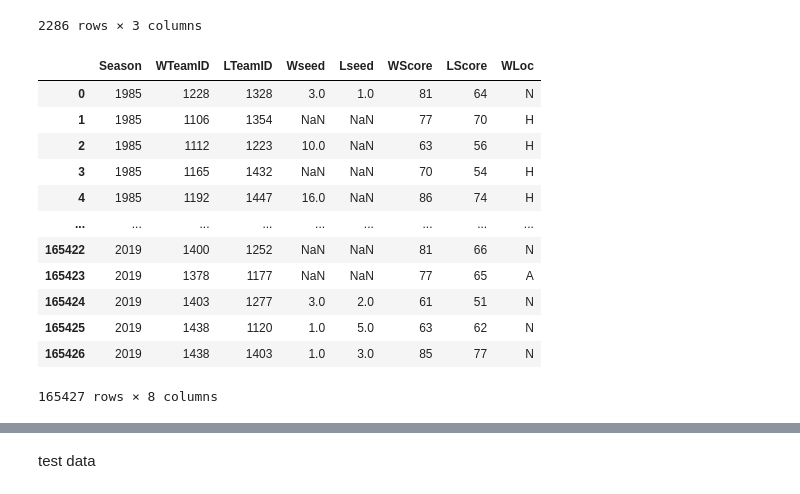
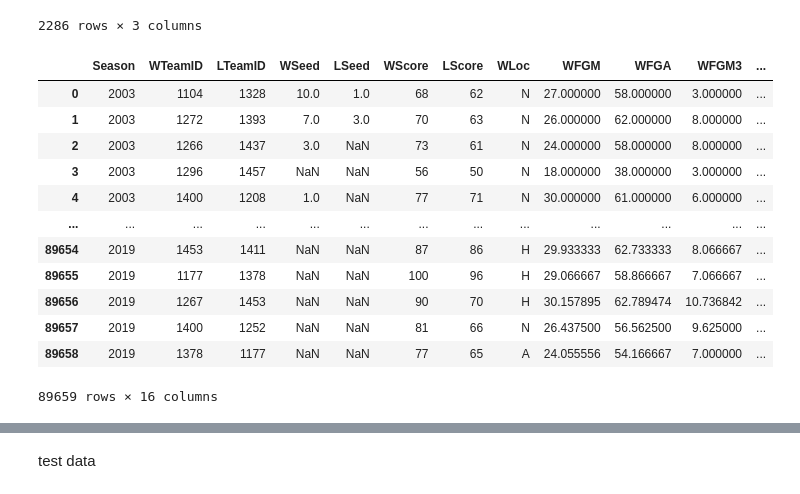
Before and after one commit to uni2237/kaggle-ncaa_m_2020, a Jupyter notebook: kernel79392c161c.ipynb, the cells around one changed output, grey strips where cells are left out. Saved outputs shown, nothing was run; the diff lists cells and outputs as text; code cells hidden in the pictures.

```diff
--- a/kernel79392c161c.ipynb
+++ b/kernel79392c161c.ipynb
@@ -102,0 +157,8 @@ tourney
+# %%
+secondary=df['MSecondaryTourneyCompactResults']
+secondary=secondary[['Season','WTeamID','LTeamID','WScore', 'LScore','WLoc']]
+
+
+secondary=pd.merge(secondary,rtw,how='left',left_on=['Season','WTeamID'],right_on=['Season','WTeamID'])
+secondary=pd.merge(secondary,rtl,how='left',left_on=['Season','LTeamID'],right_on=['Season','LTeamID'])
+secondary
@@ -103,4 +214,4 @@ tourney
 # %%
-secondary=df['MSecondaryTourneyCompactResults']
+secondary=secondary.dropna()
 secondary
 # %% [output]
@@ -120,3 +230,0 @@ secondary
-# %%
-secondary.drop('SecondaryTourney',axis=1,inplace=True)
-secondary
@@ -137,6 +231,4 @@ secondary
 # %%
 all_match=pd.concat((regular,tourney,secondary))
-all_match.sort_values(by=['Season','DayNum'],inplace=True)
-all_match.drop(['DayNum','NumOT'],axis=1,inplace=True)
 all_match
 # %% [output]
@@ -199,25 +309,26 @@ seeds
 # %%
 data=pd.merge(all_match,seeds,how='left',left_on=['Season','WTeamID'],right_on=['Season','TeamID'])
 data.drop(['TeamID'],axis=1,inplace=True)
-data.rename(columns={'Seed':'Wseed'},inplace=True)
+data.rename(columns={'Seed':'WSeed'},inplace=True)
 
 data=pd.merge(data,seeds,how='left',left_on=['Season','LTeamID'],right_on=['Season','TeamID'])
 data.drop(['TeamID'],axis=1,inplace=True)
-data.rename(columns={'Seed':'Lseed'},inplace=True)
+data.rename(columns={'Seed':'LSeed'},inplace=True)
 
-data=data[['Season','WTeamID','LTeamID','Wseed','Lseed','WScore','LScore','WLoc']]
+data=data[['Season', 'WTeamID', 'LTeamID', 'WSeed','LSeed', 'WScore', 'LScore', 'WLoc',
+           'WFGM','WFGA', 'WFGM3', 'WFGA3', 'LFGM', 'LFGA', 'LFGM3', 'LFGA3']]
 data
 # %% [output]
-|  | Season | WTeamID | LTeamID | Wseed | Lseed | WScore | LScore | WLoc |
-| 0 | 1985 | 1228 | 1328 | 3.0 | 1.0 | 81 | 64 | N |
-| 1 | 1985 | 1106 | 1354 | NaN | NaN | 77 | 70 | H |
-| 2 | 1985 | 1112 | 1223 | 10.0 | NaN | 63 | 56 | H |
-| 3 | 1985 | 1165 | 1432 | NaN | NaN | 70 | 54 | H |
-| 4 | 1985 | 1192 | 1447 | 16.0 | NaN | 86 | 74 | H |
-| ... | ... | ... | ... | ... | ... | ... | ... | ... |
-| 165422 | 2019 | 1400 | 1252 | NaN | NaN | 81 | 66 | N |
-| 165423 | 2019 | 1378 | 1177 | NaN | NaN | 77 | 65 | A |
-| 165424 | 2019 | 1403 | 1277 | 3.0 | 2.0 | 61 | 51 | N |
-| 165425 | 2019 | 1438 | 1120 | 1.0 | 5.0 | 63 | 62 | N |
-| 165426 | 2019 | 1438 | 1403 | 1.0 | 3.0 | 85 | 77 | N |
+|  | Season | WTeamID | LTeamID | WSeed | LSeed | WScore | LScore | WLoc | WFGM | WFGA | WFGM3 | ... |
+| 0 | 2003 | 1104 | 1328 | 10.0 | 1.0 | 68 | 62 | N | 27.000000 | 58.000000 | 3.000000 | ... |
+| 1 | 2003 | 1272 | 1393 | 7.0 | 3.0 | 70 | 63 | N | 26.000000 | 62.000000 | 8.000000 | ... |
+| 2 | 2003 | 1266 | 1437 | 3.0 | NaN | 73 | 61 | N | 24.000000 | 58.000000 | 8.000000 | ... |
+| 3 | 2003 | 1296 | 1457 | NaN | NaN | 56 | 50 | N | 18.000000 | 38.000000 | 3.000000 | ... |
+| 4 | 2003 | 1400 | 1208 | 1.0 | NaN | 77 | 71 | N | 30.000000 | 61.000000 | 6.000000 | ... |
+| ... | ... | ... | ... | ... | ... | ... | ... | ... | ... | ... | ... | ... |
+| 89654 | 2019 | 1453 | 1411 | NaN | NaN | 87 | 86 | H | 29.933333 | 62.733333 | 8.066667 | ... |
+| 89655 | 2019 | 1177 | 1378 | NaN | NaN | 100 | 96 | H | 29.066667 | 58.866667 | 7.066667 | ... |
+| 89656 | 2019 | 1267 | 1453 | NaN | NaN | 90 | 70 | H | 30.157895 | 62.789474 | 10.736842 | ... |
+| 89657 | 2019 | 1400 | 1252 | NaN | NaN | 81 | 66 | N | 26.437500 | 56.562500 | 9.625000 | ... |
+| 89658 | 2019 | 1378 | 1177 | NaN | NaN | 77 | 65 | A | 24.055556 | 54.166667 | 7.000000 | ... |
-165427 rows × 8 columns
+89659 rows × 16 columns
```
Also changed, not shown: parts of 20 cells of this notebook.
